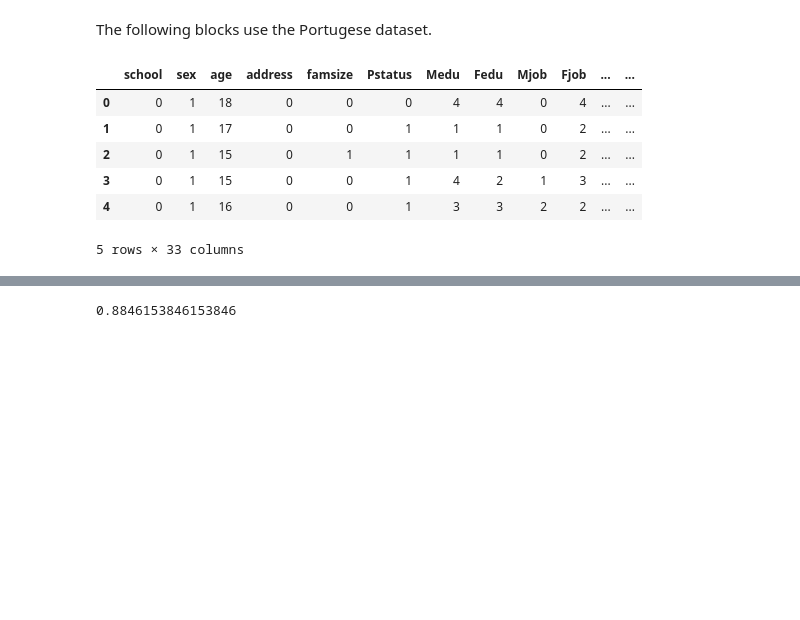
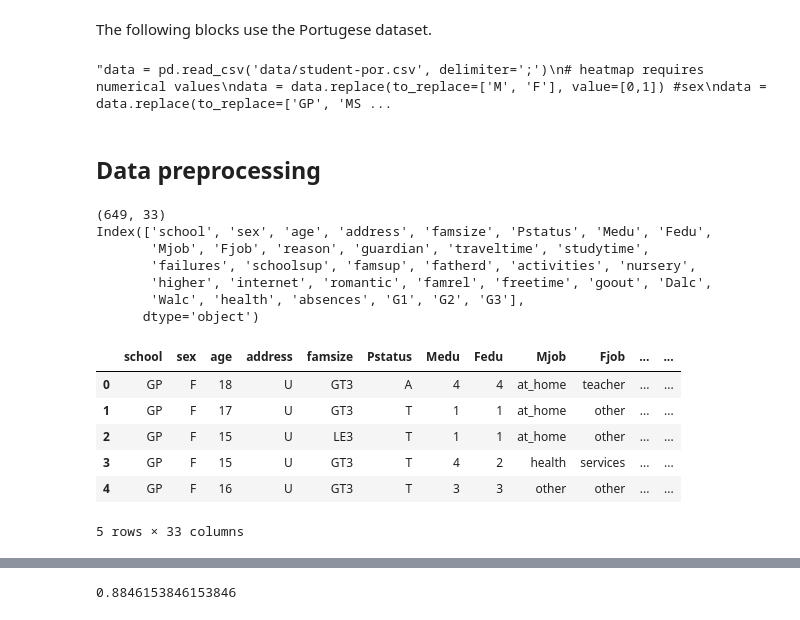
Before and after one commit to annebelleo/INFOMHCML, a Jupyter notebook: modeling.ipynb, the cells around one changed output, grey strips where cells are left out. Cells and saved outputs as stored; diff of their text form; code cells hidden in the pictures; blank space fills up the shorter version.

```diff
--- a/modeling.ipynb
+++ b/modeling.ipynb
@@ -19,7 +23,7 @@ The dataset we use is from the paper <a href="https://www.researchgate.net/publi
 # %% [markdown]
 The following blocks use the Portugese dataset.
 # %%
-data = pd.read_csv('data/student-por.csv', delimiter=';')
+"""data = pd.read_csv('data/student-por.csv', delimiter=';')
 # heatmap requires numerical values
 data = data.replace(to_replace=['M', 'F'], value=[0,1]) #sex
 data = data.replace(to_replace=['GP', 'MS'], value=[0,1]) #school
@@ -31,11 +35,30 @@ data = data.replace(to_replace=['at_home', 'health', 'other', 'services', 'teach
 data = data.replace(to_replace=['course', 'other', 'home', 'reputation'], value=[0,1,2,3]) #reason
 data = data.replace(to_replace=['no', 'yes'], value=[0,1]) #fatherd, nursery, higher, famsup, romantic
 data.head()
+"""
 # %% [output]
-|  | school | sex | age | address | famsize | Pstatus | Medu | Fedu | Mjob | Fjob | ... | ... |
-| 0 | 0 | 1 | 18 | 0 | 0 | 0 | 4 | 4 | 0 | 4 | ... | ... |
-| 1 | 0 | 1 | 17 | 0 | 0 | 1 | 1 | 1 | 0 | 2 | ... | ... |
-| 2 | 0 | 1 | 15 | 0 | 1 | 1 | 1 | 1 | 0 | 2 | ... | ... |
-| 3 | 0 | 1 | 15 | 0 | 0 | 1 | 4 | 2 | 1 | 3 | ... | ... |
-| 4 | 0 | 1 | 16 | 0 | 0 | 1 | 3 | 3 | 2 | 2 | ... | ... |
-5 rows × 33 columns
+"data = pd.read_csv('data/student-por.csv', delimiter=';')\n# heatmap requires numerical values\ndata = data.replace(to_replace=['M', 'F'], value=[0,1]) #sex\ndata = data.replace(to_replace=['GP', 'MS ...
+# %% [markdown]
+## Data preprocessing
+# %%
+# Read and display dataset
+data = pd.read_csv('data/student-por.csv', sep = ';')
+
+print(data.shape)
+print(data.columns) # note: fatherd = paid
+display(data.head())
+# %% [output]
+(649, 33)
+Index(['school', 'sex', 'age', 'address', 'famsize', 'Pstatus', 'Medu', 'Fedu',
+       'Mjob', 'Fjob', 'reason', 'guardian', 'traveltime', 'studytime',
+       'failures', 'schoolsup', 'famsup', 'fatherd', 'activities', 'nursery',
+       'higher', 'internet', 'romantic', 'famrel', 'freetime', 'goout', 'Dalc',
+       'Walc', 'health', 'absences', 'G1', 'G2', 'G3'],
+      dtype='object')
+|  | school | sex | age | address | famsize | Pstatus | Medu | Fedu | Mjob | Fjob | ... | ... |
+| 0 | GP | F | 18 | U | GT3 | A | 4 | 4 | at_home | teacher | ... | ... |
+| 1 | GP | F | 17 | U | GT3 | T | 1 | 1 | at_home | other | ... | ... |
+| 2 | GP | F | 15 | U | LE3 | T | 1 | 1 | at_home | other | ... | ... |
+| 3 | GP | F | 15 | U | GT3 | T | 4 | 2 | health | services | ... | ... |
+| 4 | GP | F | 16 | U | GT3 | T | 3 | 3 | other | other | ... | ... |
+5 rows × 33 columns
```
Also changed, not shown: parts of 39 cells of this notebook.
